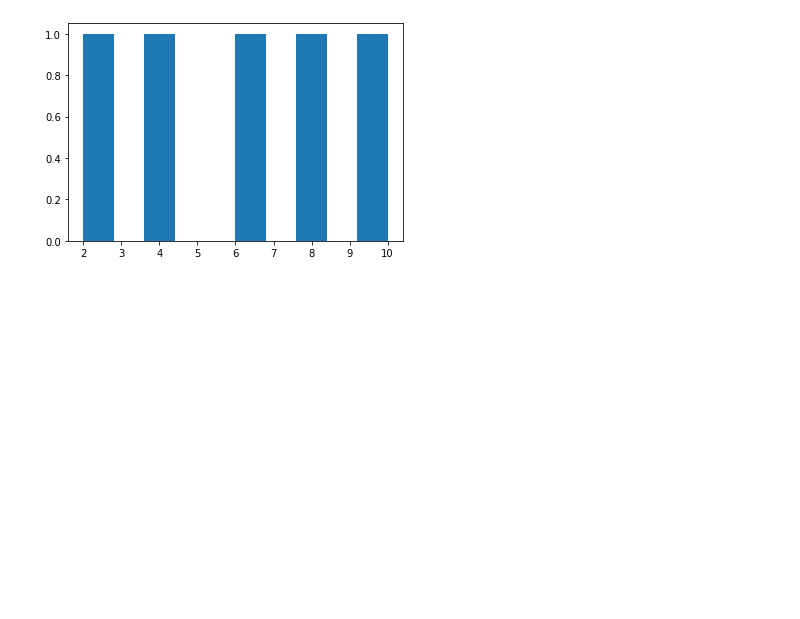
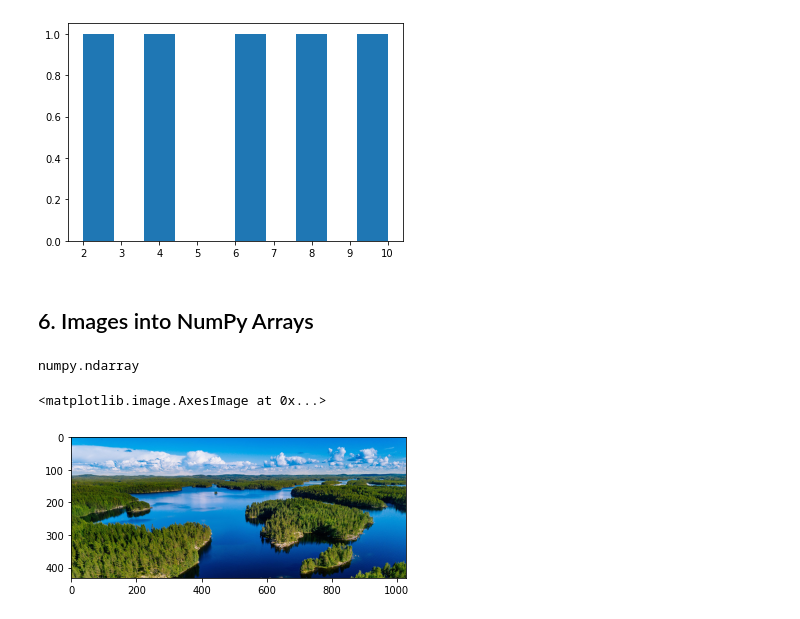
Before and after one commit to Naimul-Islam-Siam/Practice, a Jupyter notebook: ML/NumPy/NumPy_Intro.ipynb, the cells around one changed output. Saved outputs shown, nothing was run; the diff lists cells and outputs as text; code cells hidden in the pictures; blank space fills up the shorter version.

Commit message:
images in numpy

```diff
--- a/ML/NumPy/NumPy_Intro.ipynb
+++ b/ML/NumPy/NumPy_Intro.ipynb
@@ -199,3 +199,5 @@ plt.hist(low_var_array)
 plt.show()
 # %% [output]
 [figure]
+# %% [markdown]
+## 6. Images into NumPy Arrays
@@ -201,0 +207,10 @@ plt.show()
+# %%
+image1 = imread("./img/img1.jpg")
+type(image1)
+# %% [output]
+numpy.ndarray
+# %%
+plt.imshow(image1)
+# %% [output]
+<matplotlib.image.AxesImage at 0x...>
+[figure, added]
```
Also changed, not shown: parts of 3 cells of this notebook, 2 other files.
